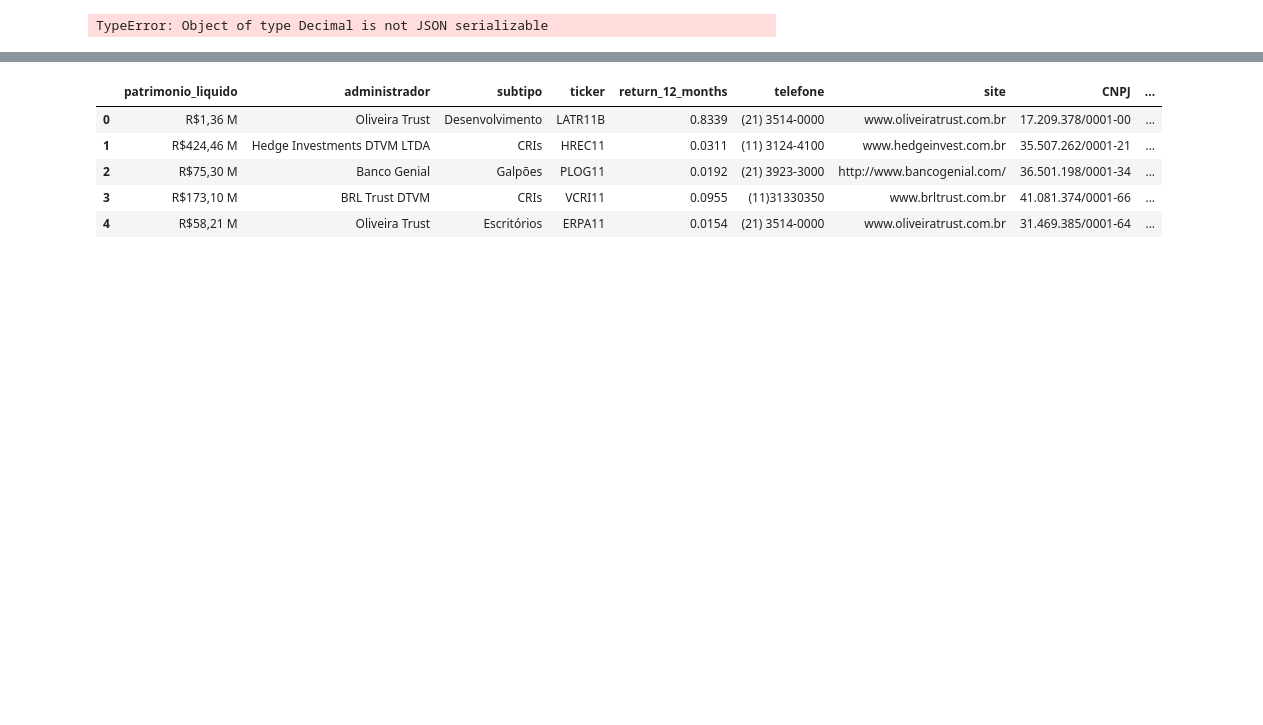
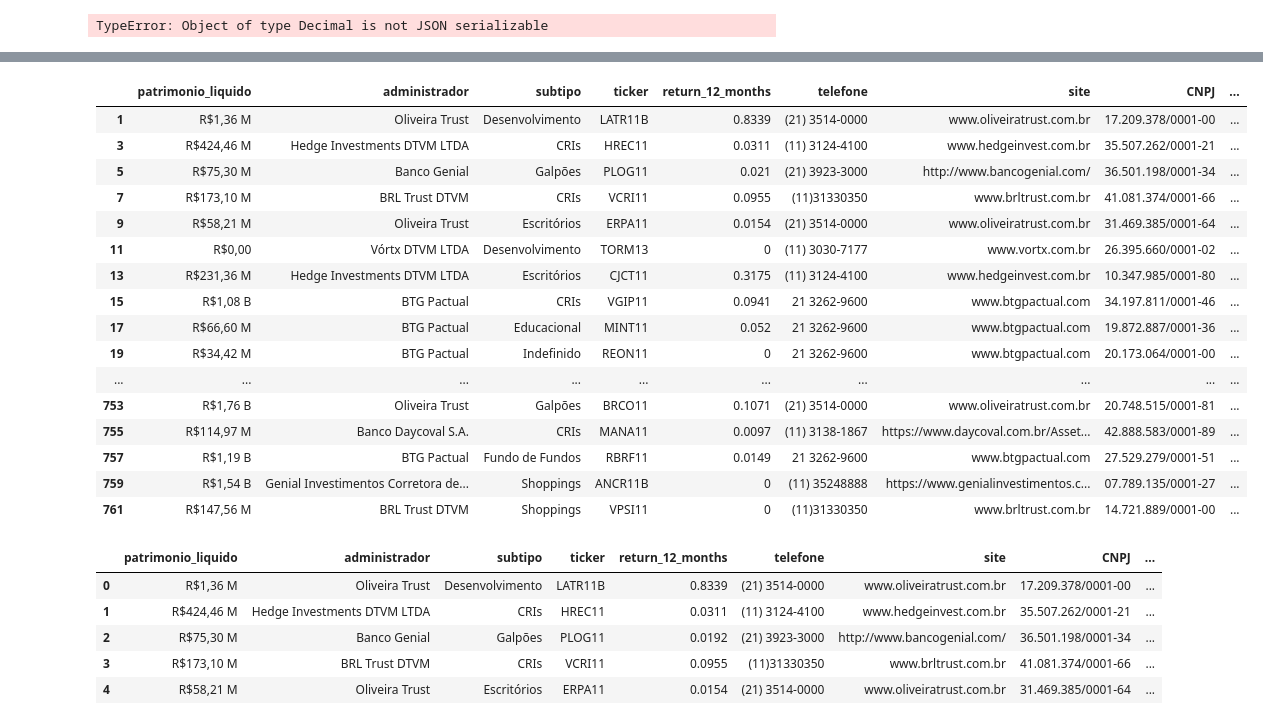
Before and after one commit to MarcosAugusto47/FIIS-Brasil, a Jupyter notebook: notebook-scraping.ipynb, the cells around one changed output, grey strips where cells are left out. Drawn from its saved outputs; the diff is of its cells as text; code cells hidden in the pictures; blank space fills up the shorter version.

```diff
--- a/notebook-scraping.ipynb
+++ b/notebook-scraping.ipynb
@@ -92,4 +122,24 @@ df.date.value_counts(dropna=False)
 Name: date, dtype: int64
+# %%
+df[df.date==df.date.max()]
+# %% [output]
+|  | patrimonio_liquido | administrador | subtipo | ticker | return_12_months | telefone | site | CNPJ | ... |
+| 1 | R$1,36 M | Oliveira Trust | Desenvolvimento | LATR11B | 0.8339 | (21) 3514-0000 | www.oliveiratrust.com.br | 17.209.378/0001-00 | ... |
+| 3 | R$424,46 M | Hedge Investments DTVM LTDA | CRIs | HREC11 | 0.0311 | (11) 3124-4100 | www.hedgeinvest.com.br | 35.507.262/0001-21 | ... |
+| 5 | R$75,30 M | Banco Genial | Galpões | PLOG11 | 0.021 | (21) 3923-3000 | http://www.bancogenial.com/ | 36.501.198/0001-34 | ... |
+| 7 | R$173,10 M | BRL Trust DTVM | CRIs | VCRI11 | 0.0955 | (11)31330350 | www.brltrust.com.br | 41.081.374/0001-66 | ... |
+| 9 | R$58,21 M | Oliveira Trust | Escritórios | ERPA11 | 0.0154 | (21) 3514-0000 | www.oliveiratrust.com.br | 31.469.385/0001-64 | ... |
+| 11 | R$0,00 | Vórtx DTVM LTDA | Desenvolvimento | TORM13 | 0 | (11) 3030-7177 | www.vortx.com.br | 26.395.660/0001-02 | ... |
+| 13 | R$231,36 M | Hedge Investments DTVM LTDA | Escritórios | CJCT11 | 0.3175 | (11) 3124-4100 | www.hedgeinvest.com.br | 10.347.985/0001-80 | ... |
+| 15 | R$1,08 B | BTG Pactual | CRIs | VGIP11 | 0.0941 | 21 3262-9600 | www.btgpactual.com | 34.197.811/0001-46 | ... |
+| 17 | R$66,60 M | BTG Pactual | Educacional | MINT11 | 0.052 | 21 3262-9600 | www.btgpactual.com | 19.872.887/0001-36 | ... |
+| 19 | R$34,42 M | BTG Pactual | Indefinido | REON11 | 0 | 21 3262-9600 | www.btgpactual.com | 20.173.064/0001-00 | ... |
+| ... | ... | ... | ... | ... | ... | ... | ... | ... | ... |
+| 753 | R$1,76 B | Oliveira Trust | Galpões | BRCO11 | 0.1071 | (21) 3514-0000 | www.oliveiratrust.com.br | 20.748.515/0001-81 | ... |
+| 755 | R$114,97 M | Banco Daycoval S.A. | CRIs | MANA11 | 0.0097 | (11) 3138-1867 | https://www.daycoval.com.br/Asset... | 42.888.583/0001-89 | ... |
+| 757 | R$1,19 B | BTG Pactual | Fundo de Fundos | RBRF11 | 0.0149 | 21 3262-9600 | www.btgpactual.com | 27.529.279/0001-51 | ... |
+| 759 | R$1,54 B | Genial Investimentos Corretora de... | Shoppings | ANCR11B | 0 | (11) 35248888 | https://www.genialinvestimentos.c... | 07.789.135/0001-27 | ... |
+| 761 | R$147,56 M | BRL Trust DTVM | Shoppings | VPSI11 | 0 | (11)31330350 | www.brltrust.com.br | 14.721.889/0001-00 | ... |
 # %%
 df.head()
 # %% [output]
```
Also changed, not shown: parts of 9 cells of this notebook, 1 other file.
